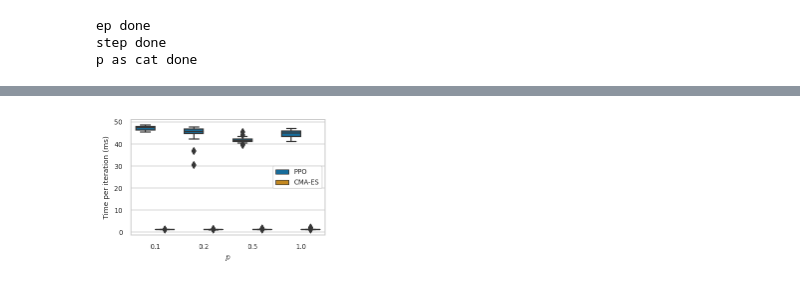
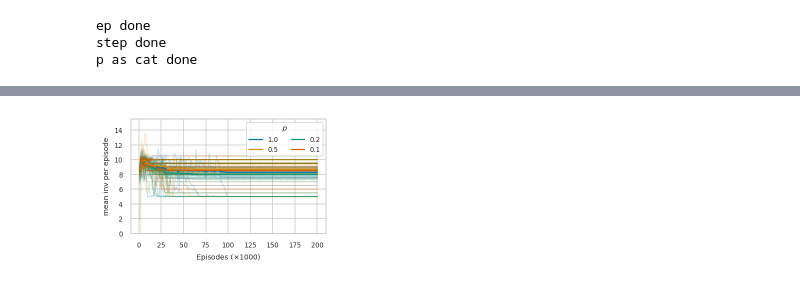
Before and after one commit to PaulEcoffet/RLCoopExp, a Jupyter notebook: bad_site_analysis.ipynb, the cells around one changed output, grey strips where cells are left out. Cells and saved outputs as stored; diff of their text form; code cells hidden in the pictures.

```diff
--- a/bad_site_analysis.ipynb
+++ b/bad_site_analysis.ipynb
@@ -503,10 +351,0 @@ plt.savefig("figures/paperrun2e200000/total_time.pdf")
-# %%
-plt.figure(figsize=figsize)
-sns.boxplot(data=outcomb, x="p", hue="Algorithm", y="timeperit", hue_order=["PPO", "CMA-ES"], dodge = True)
-plt.ylabel("Time per iteration (ms)")
-plt.xlabel("$p$")
-plt.legend()
-plt.tight_layout()
-plt.savefig("figures/paperrun2e200000/time_per_it.pdf")
-# %% [output]
-[figure, removed]
@@ -514,0 +352,19 @@ outcomb["totalwalltimehour"] = outcomb["totalwalltime"] / (60*60)
+# %%
+fig = plt.figure(figsize=figsize)
+ax = fig.gca()
+sns.lineplot(
+        data=epcollapsed, x="epthousands", y='custom_metrics/inv', hue="p",
+        estimator=None, alpha=0.2, linewidth=1, ax=ax, units="trial_id", legend=False
+    )
+
+sns.lineplot(data=epcollapsed, x="epthousands", y='custom_metrics/inv', hue="p", ax=ax)
+
+plt.ylim(0, 15.5)
+plt.ylabel('mean inv per episode')
+plt.xlabel('Episodes ($\\times 1000$)')
+plt.legend(ncol=2, title="$p$")
+#ax.ticklabel_format(axis="x", scilimits=(3, 3))
+plt.tight_layout()
+plt.savefig(figdir + "inv_mean_synth.pdf")
+# %% [output]
+[figure, added]
```
Also changed, not shown: parts of 53 cells of this notebook, 14 other files.
